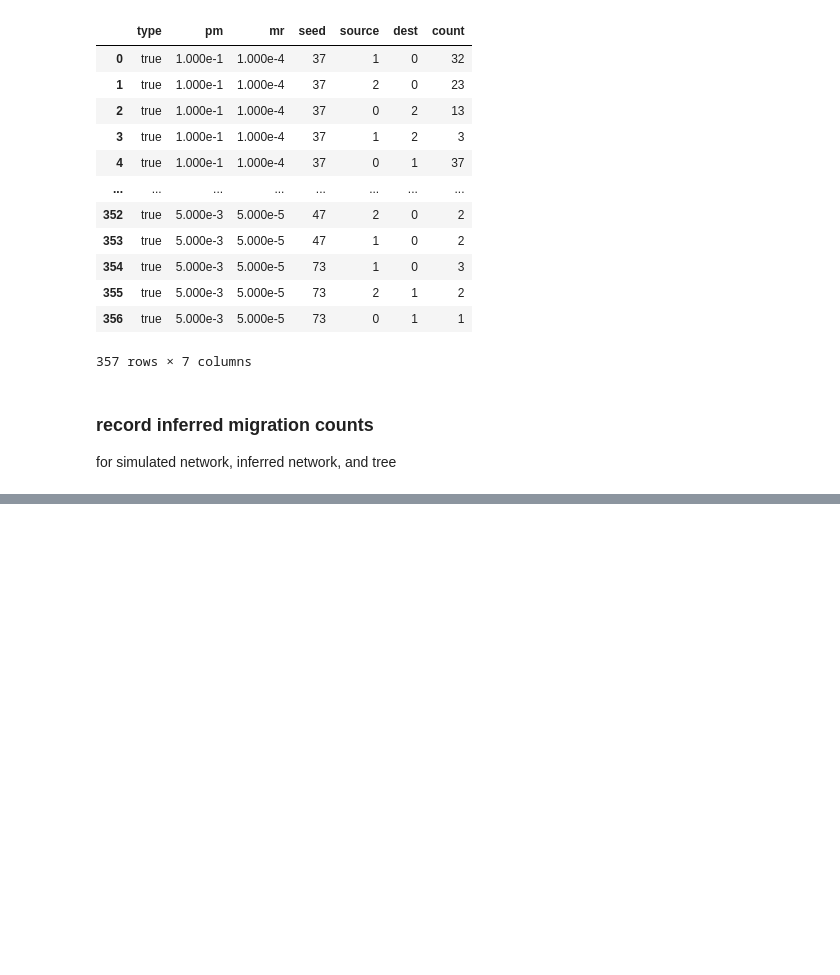
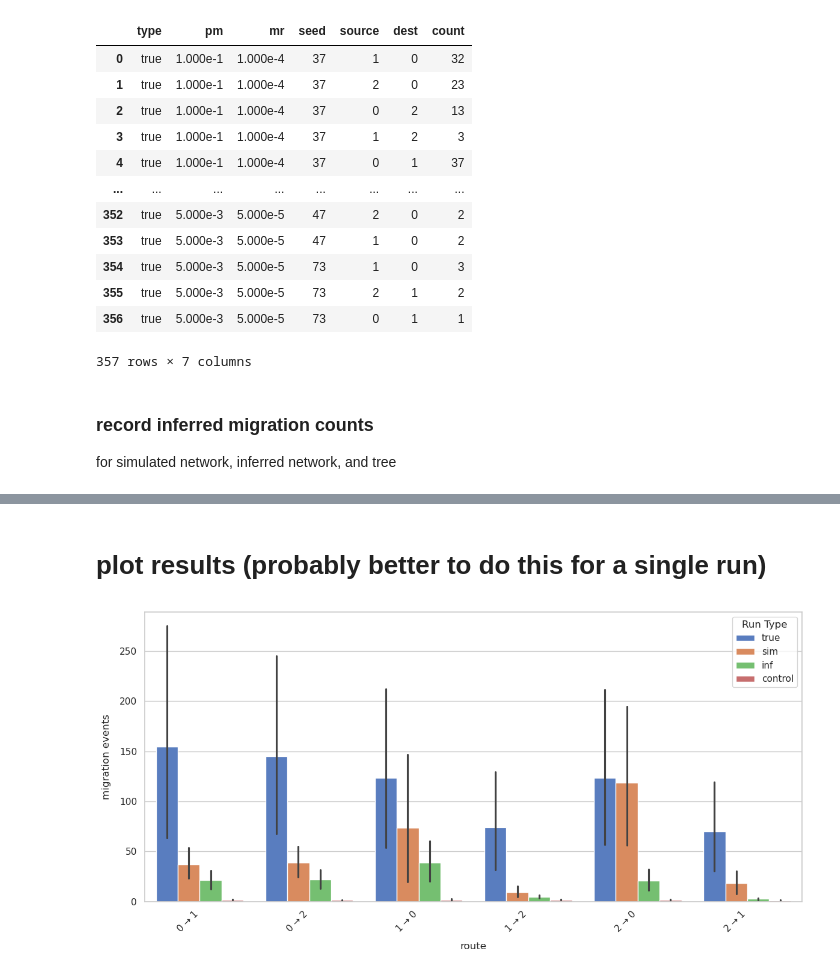
Before and after one commit to blab/bacterial-args, a Jupyter notebook: migration/sweep/merge_trees/random_sampling/count_migrations.ipynb, the cells around one changed output, grey strips where cells are left out. Cells and saved outputs as stored; diff of their text form; code cells hidden in the pictures; blank space fills up the shorter version.

Commit message:
count migration events for each runtype

```diff
--- a/migration/sweep/merge_trees/random_sampling/count_migrations.ipynb
+++ b/migration/sweep/merge_trees/random_sampling/count_migrations.ipynb
@@ -311,7 +311,7 @@ def count_tree_migrations(runs_df):
         traits_path = row['states']
         metadata_path = row['metadata']
 
-        print(f"curr: type={run_type}, pm={run_pm}, mr={run_mr}, seed={run_seed}")
+        #print(f"curr: type={run_type}, pm={run_pm}, mr={run_mr}, seed={run_seed}")
 
         # import traits, location files, tip metadata
         traits = get_location_from_traits(traits_path)
@@ -343,8 +343,7 @@ def count_tree_migrations(runs_df):
                 parent = parents[clade]
                 if hasattr(parent, 'population') and hasattr(clade, 'population'):
                     if parent.population != clade.population:
-                        getattr(parent, 'population')
-                        migration_counts[getattr(parent, 'population'), getattr(child, 'population')] += 1
+                        migration_counts[getattr(parent, 'population'), getattr(clade, 'population')] += 1
 
                 # parent_pop = getattr(parent, 'population', None)
                 # child_pop = getattr(clade, 'population', None)
@@ -393,0 +377,11 @@ migrations
+# %%
+# route label
+migrations['migration_route'] = migrations['source'].astype(str) + " → " + migrations['dest'].astype(str)
+
+# sort routes
+migrations = migrations.sort_values("migration_route")
+
+# reorder type
+migrations["type"] = pd.Categorical(migrations["type"], categories=['true', 'sim', 'inf', 'control'], ordered=True)
+
+migrations['mr'] = pd.to_numeric(migrations['mr'])
@@ -393,0 +404,24 @@ migrations
+# %% [markdown]
+# plot results (probably better to do this for a single run)
+# %%
+sns.set_theme(style="whitegrid")
+plt.figure(figsize=(12, 6))
+
+ax = sns.barplot(
+    data=migrations,
+    x='migration_route',
+    y='count',
+    hue='type',
+    #errorbar='sd',
+    palette='muted'
+)
+
+plt.xlabel('route', fontsize=12, labelpad=10)
+plt.ylabel('migration events', fontsize=12, labelpad=10)
+plt.xticks(rotation=45, ha='right')
+plt.legend(title='Run Type', frameon=True)
+
+plt.tight_layout()
+plt.show()
+# %% [output]
+[figure, added]
```
Also changed, not shown: parts of 5 cells of this notebook.
